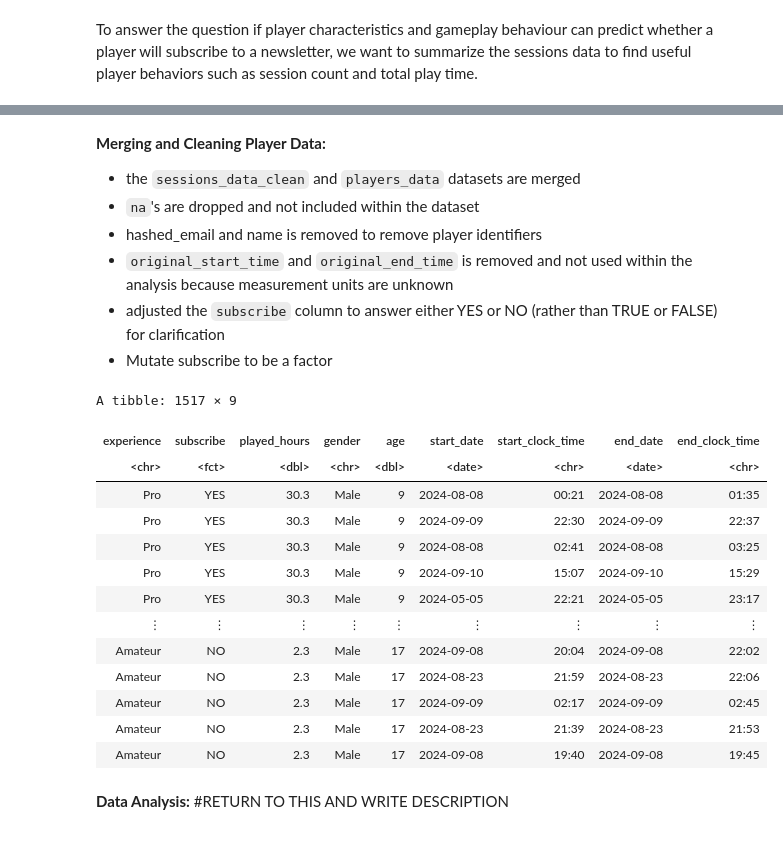
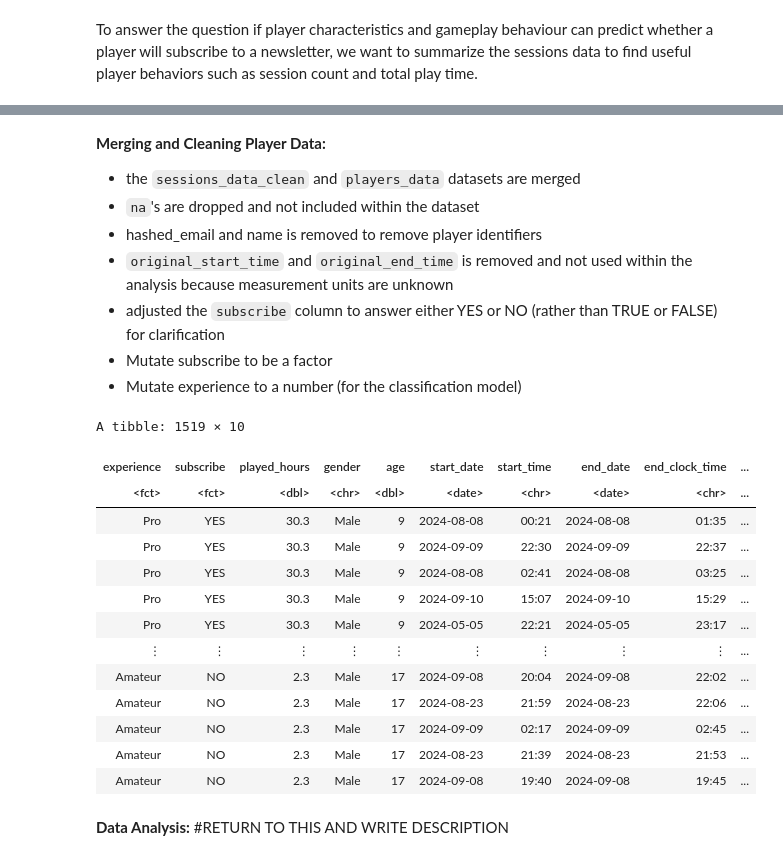
Before and after one commit to helenawu125/minecraft_final_project, a Jupyter notebook: Final_Project.ipynb, the cells around one changed output, grey strips where cells are left out. Drawn from its saved outputs; the diff is of its cells as text; code cells hidden in the pictures.

```diff
--- a/Final_Project.ipynb
+++ b/Final_Project.ipynb
@@ -166,31 +141,40 @@ A grouped_df: 1535 × 7
 - `original_start_time` and	`original_end_time` is removed and not used within the analysis because measurement units are unknown
 - adjusted the `subscribe` column to answer either YES or NO (rather than TRUE or FALSE) for clarification
 - Mutate subscribe to be a factor
+- Mutate experience to a number (for the classification model)
 # %%
 merged_data <- players_data |>
 left_join(sessions_data_clean, by = "hashedEmail") |>
 clean_names() |>
-drop_na(experience:original_end_time) |>
+drop_na(experience, subscribe, age, played_hours, experience) |>
 filter(played_hours > 0) |>
   select(-hashed_email, -name, -original_start_time, -original_end_time) |>
-mutate(subscribe = recode(as.character(subscribe), `TRUE` = "YES", `FALSE` = "NO")) |>
-mutate(subscribe = factor(subscribe, levels= c("NO", "YES")))
-merged_data
+mutate(subscribe = recode(as.character(subscribe), `TRUE` = "YES", `FALSE` = "NO"),
+       subscribe = as_factor(subscribe),
+       experience = factor(experience))
+
+merged_data_adjusted <- merged_data |>
+mutate(experience_adjusted = recode(experience, "Amateur" = 1,
+                            "Beginner" = 2,
+                               "Pro" = 3,
+                              "Regular"= 4,
+                             "Veteran" = 3))
+merged_data_adjusted
 # %% [output]
-A tibble: 1517 × 9
+A tibble: 1519 × 10
-| experience | subscribe | played_hours | gender | age | start_date | start_clock_time | end_date | end_clock_time |
-| <chr> | <fct> | <dbl> | <chr> | <dbl> | <date> | <chr> | <date> | <chr> |
-| Pro | YES | 30.3 | Male | 9 | 2024-08-08 | 00:21 | 2024-08-08 | 01:35 |
-| Pro | YES | 30.3 | Male | 9 | 2024-09-09 | 22:30 | 2024-09-09 | 22:37 |
-| Pro | YES | 30.3 | Male | 9 | 2024-08-08 | 02:41 | 2024-08-08 | 03:25 |
-| Pro | YES | 30.3 | Male | 9 | 2024-09-10 | 15:07 | 2024-09-10 | 15:29 |
-| Pro | YES | 30.3 | Male | 9 | 2024-05-05 | 22:21 | 2024-05-05 | 23:17 |
-| ⋮ | ⋮ | ⋮ | ⋮ | ⋮ | ⋮ | ⋮ | ⋮ | ⋮ |
-| Amateur | NO | 2.3 | Male | 17 | 2024-09-08 | 20:04 | 2024-09-08 | 22:02 |
-| Amateur | NO | 2.3 | Male | 17 | 2024-08-23 | 21:59 | 2024-08-23 | 22:06 |
-| Amateur | NO | 2.3 | Male | 17 | 2024-09-09 | 02:17 | 2024-09-09 | 02:45 |
-| Amateur | NO | 2.3 | Male | 17 | 2024-08-23 | 21:39 | 2024-08-23 | 21:53 |
-| Amateur | NO | 2.3 | Male | 17 | 2024-09-08 | 19:40 | 2024-09-08 | 19:45 |
+| experience | subscribe | played_hours | gender | age | start_date | start_time | end_date | end_clock_time | ... |
+| <fct> | <fct> | <dbl> | <chr> | <dbl> | <date> | <chr> | <date> | <chr> | ... |
+| Pro | YES | 30.3 | Male | 9 | 2024-08-08 | 00:21 | 2024-08-08 | 01:35 | ... |
+| Pro | YES | 30.3 | Male | 9 | 2024-09-09 | 22:30 | 2024-09-09 | 22:37 | ... |
+| Pro | YES | 30.3 | Male | 9 | 2024-08-08 | 02:41 | 2024-08-08 | 03:25 | ... |
+| Pro | YES | 30.3 | Male | 9 | 2024-09-10 | 15:07 | 2024-09-10 | 15:29 | ... |
+| Pro | YES | 30.3 | Male | 9 | 2024-05-05 | 22:21 | 2024-05-05 | 23:17 | ... |
+| ⋮ | ⋮ | ⋮ | ⋮ | ⋮ | ⋮ | ⋮ | ⋮ | ⋮ | ... |
+| Amateur | NO | 2.3 | Male | 17 | 2024-09-08 | 20:04 | 2024-09-08 | 22:02 | ... |
+| Amateur | NO | 2.3 | Male | 17 | 2024-08-23 | 21:59 | 2024-08-23 | 22:06 | ... |
+| Amateur | NO | 2.3 | Male | 17 | 2024-09-09 | 02:17 | 2024-09-09 | 02:45 | ... |
+| Amateur | NO | 2.3 | Male | 17 | 2024-08-23 | 21:39 | 2024-08-23 | 21:53 | ... |
+| Amateur | NO | 2.3 | Male | 17 | 2024-09-08 | 19:40 | 2024-09-08 | 19:45 | ... |
 # %% [markdown]
 **Data Analysis:** #RETURN TO THIS AND WRITE DESCRIPTION
 # %%
```
Also changed, not shown: parts of 16 cells of this notebook.
